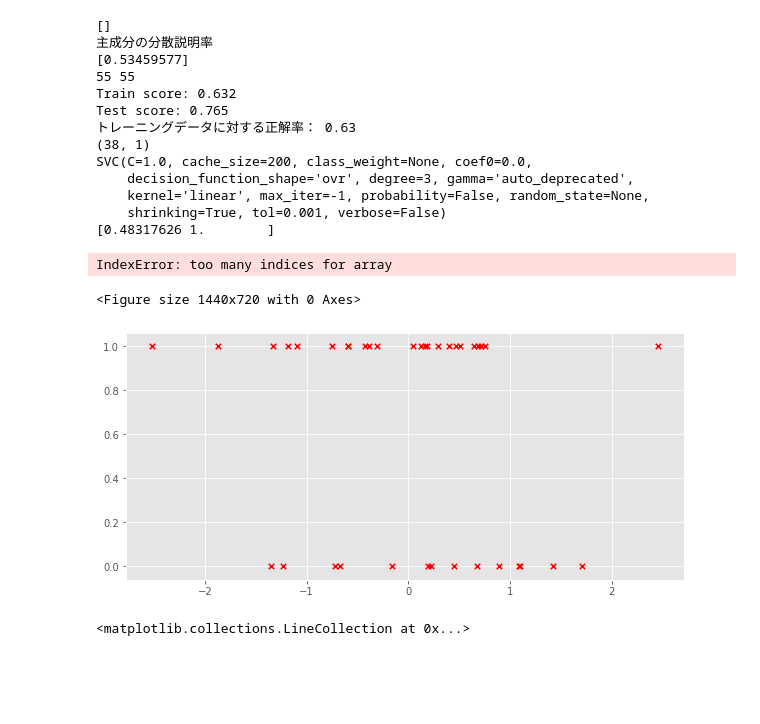
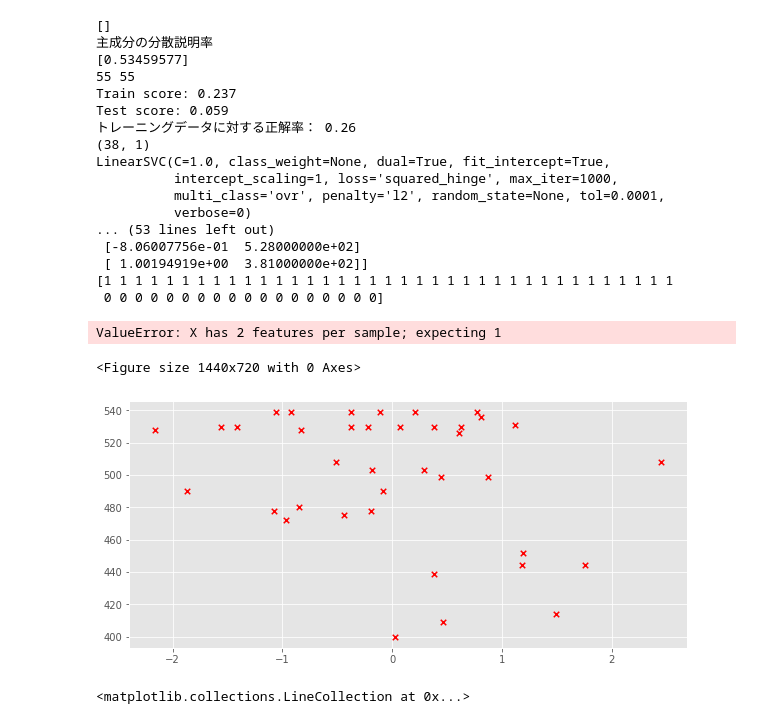
Before and after one commit to jabelic/Analysis_Nigata_rice, a Jupyter notebook: input_data.ipynb, the cells around one changed output. Saved outputs shown, nothing was run; the diff lists cells and outputs as text; code cells hidden in the pictures; blank space fills up the shorter version.

```diff
--- a/input_data.ipynb
+++ b/input_data.ipynb
@@ -58,7 +58,6 @@ for j in rice_yield:
 
 y_judge = np.array(y_judge, dtype=int)
 
-#print(rice_yield)
 
 #pca = PCA()
 
@@ -90,7 +89,7 @@ print(pca.explained_variance_ratio_)
 #print(X_transformed)
 #rice_yield = scipy.stats.zscore(rice_yield)
 print(rice_yield.size, X_transformed.size)
-X_train, X_test, y_train, y_test = train_test_split(X_transformed, y_judge, test_size=0.3, random_state=None )
+X_train, X_test, y_train, y_test = train_test_split(X_transformed, rice_yield, test_size=0.3, random_state=None )
 
 
 #print(y_train)
@@ -108,8 +107,9 @@ X_test_std = sc.transform(X_test)
 
 ''' SVM '''
 
-model = SVC(kernel='linear', random_state=None)
-model.fit(X_train_std, y_train)
+#model = SVC(kernel='linear', random_state=None)
+model = LinearSVC()
+linear_svm = model.fit(X_train_std, y_train)
 #model.fit(y_train, X_train_std) 本当はこっちが良いのでは?
 predict = model.predict(X_test_std)
 
@@ -117,7 +117,7 @@ predict = model.predict(X_test_std)
 #print(X_train_std)
 #print(y_train)
 #print(X_train.size == y_train.size)
-#mglearn.plots.plot_2d_separator(X_train_std, y_train)
+#mglearn.plots.plot_2d_separator(liner_svm, X_train_std)
 
 print('Train score: {:.3f}'.format(model.score(X_train, y_train)))
 print('Test score: {:.3f}'.format(model.score(X_test, y_test)))
@@ -144,45 +144,55 @@ fig = plt.figure(figsize=(20,10))
 #plot_decision_regions(X_combined_std, y_combined, clf=model,  res=0.02)
 #plt.show()
 
 
 
 
 import matplotlib.pyplot as plt
 
 print(X_train.shape)
 plt.figure(figsize=(10, 10))
 plt.subplot(2,1,1)
 plt.scatter(X_train_std, y_train, c='red', marker='x', s=30, label='origin')
 #plt.scatter(X, c='blue', marker='x', s=30, label='standard ')
 
 print(model)
+
 X_plot = np.empty([0, 2])
 
 # y_combinedを二次元配列に変換, 転置
 y_combined = y_combined.reshape(1, -1).T
+
+
 #print(y_combined)
 for i in range(len(y_combined)):
-    X_plot = np.append(X_combined_std[i], y_combined[i])
+    bind = np.array([X_combined_std[i][0], y_combined[i][0]])
+    X_plot = np.append(X_plot, np.array([bind]), axis = 0)
+
 print(X_plot)
 
-mglearn.plots.plot_2d_separator(model, X_plot)
+print(y_judge)
+mglearn.plots.plot_2d_separator(linear_svm, X_plot)
 # %% [output]
 []
 主成分の分散説明率
 [0.53459577]
 55 55
-Train score: 0.632
-Test score: 0.765
-トレーニングデータに対する正解率： 0.63
+Train score: 0.237
+Test score: 0.059
+トレーニングデータに対する正解率： 0.26
 (38, 1)
-SVC(C=1.0, cache_size=200, class_weight=None, coef0=0.0,
-    decision_function_shape='ovr', degree=3, gamma='auto_deprecated',
-    kernel='linear', max_iter=-1, probability=False, random_state=None,
-    shrinking=True, tol=0.001, verbose=False)
-[0.48317626 1.        ]
+LinearSVC(C=1.0, class_weight=None, dual=True, fit_intercept=True,
+          intercept_scaling=1, loss='squared_hinge', max_iter=1000,
+          multi_class='ovr', penalty='l2', random_state=None, tol=0.0001,
+          verbose=0)
+... (53 lines left out)
+ [-8.06007756e-01  5.28000000e+02]
+ [ 1.00194919e+00  3.81000000e+02]]
+[1 1 1 1 1 1 1 1 1 1 1 1 1 1 1 1 1 1 1 1 1 1 1 1 1 1 1 1 1 1 1 1 1 1 1 1 1
+ 0 0 0 0 0 0 0 0 0 0 0 0 0 0 0 0 0 0]
-IndexError: too many indices for array
+ValueError: X has 2 features per sample; expecting 1
 <Figure size 1440x720 with 0 Axes>
-[figure, old version]
+[figure, new version]
 # %%
 
 import matplotlib.pyplot as plt
```
Also changed, not shown: parts of 1 cell of this notebook, 1 other file.
